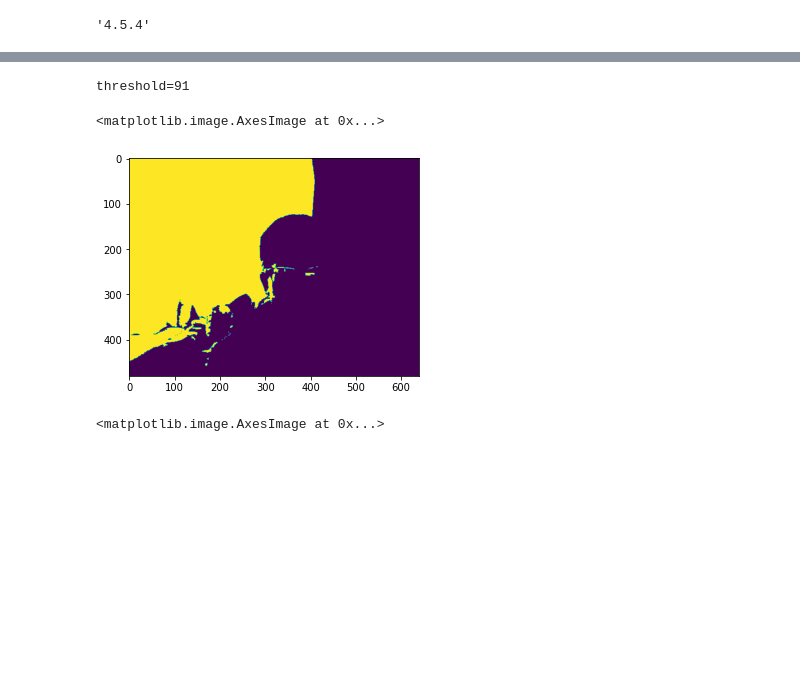
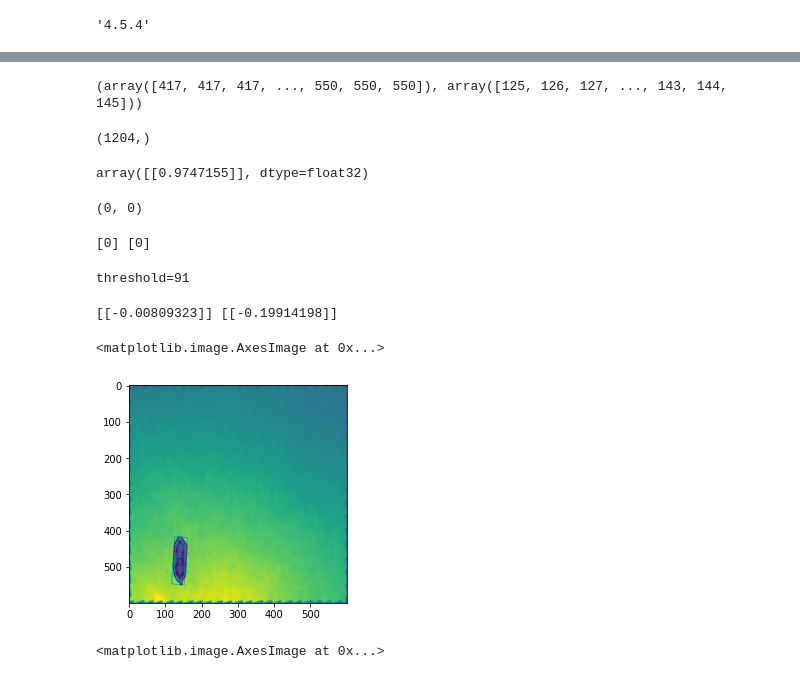
Before and after one commit to topleaf/pictureMatch, a Jupyter notebook: opencv_test.ipynb, the cells around one changed output, grey strips where cells are left out. Cells and saved outputs as stored; diff of their text form; code cells hidden in the pictures; blank space fills up the shorter version.

```diff
--- a/opencv_test.ipynb
+++ b/opencv_test.ipynb
@@ -73,0 +66,8 @@ gray1.shape
+# %%
+img2 = cv.imread("origin_ok_insideDetectImg.png")
+targetRgbImg2 = cv.cvtColor(img2,cv.COLOR_BGR2RGB)
+
+
+plt.imshow(targetRgbImg2)
+plt.title('my img2 picture')
+plt.show()
@@ -73,0 +76,5 @@ gray1.shape
+# %%
+img2gray = cv.cvtColor(img2,cv.COLOR_BGR2GRAY)
+plt.imshow(img2gray,cmap='gray',vmin=0,vmax=255)
+plt.title('my gray 2 picture')
+plt.show()
@@ -74,13 +100,43 @@ gray1.shape
+# %%
+nonempty = np.where(diff_img!=0)
+print(nonempty)
+# %% [output]
+(array([417, 417, 417, ..., 550, 550, 550]), array([125, 126, 127, ..., 143, 144, 145]))
+# %%
+nonempty[1].shape
+# %% [output]
+(1204,)
+# %%
+result = cv.matchTemplate(img2gray,gray1,cv.TM_CCOEFF_NORMED)
+result
+# %% [output]
+array([[0.9747155]], dtype=float32)
+# %%
+minval, maxval, minloc, maxloc = cv.minMaxLoc(result)
+maxloc
+# %% [output]
+(0, 0)
+# %%
+yloc,xloc = np.where(result>=0.97)
+print(yloc,xloc)
+# %% [output]
+[0] [0]
 # %%
 ret,gray2=cv.threshold(gray1,0,255,cv.THRESH_BINARY | cv.THRESH_OTSU)
 print('threshold=%d' %ret)
 # %% [output]
 threshold=91
+# %%
+result_diff_1 = cv.matchTemplate(gray1,diff_img,cv.TM_CCOEFF_NORMED)
+result_diff_2 = cv.matchTemplate(img2gray,diff_img,cv.TM_CCOEFF_NORMED)
+print(result_diff_1,result_diff_2)
+# %% [output]
+[[-0.00809323]] [[-0.19914198]]
 # %%
-plt.imshow(gray2)
+plt.imshow(img2gray)
 # %% [output]
 <matplotlib.image.AxesImage at 0x...>
-[figure, old version]
+[figure, new version]
 # %%
 org1=cv.imread('./pictures/1.jpg')
 org1_rgb = cv.cvtColor(org1,cv.COLOR_BGR2RGB)
```
Also changed, not shown: parts of 10 cells of this notebook, 3 other files.
